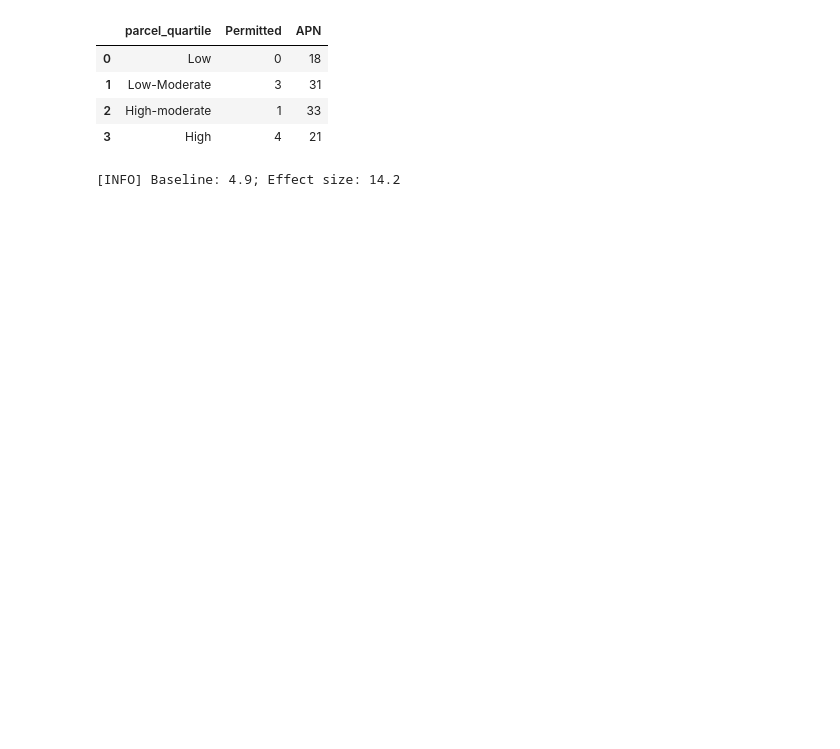
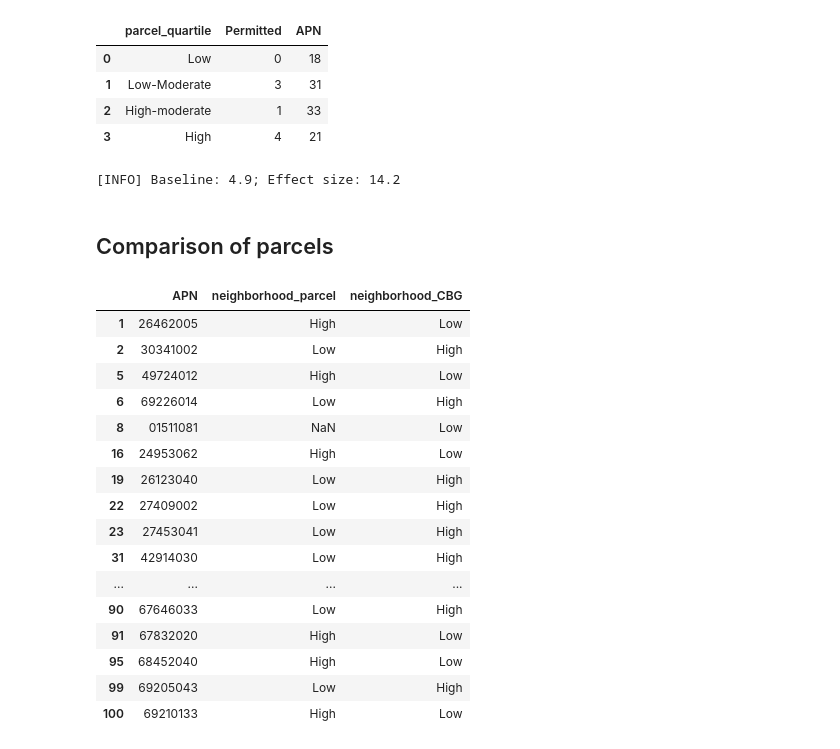
Before and after one commit to reglab/rgb-footprint-extract, a Jupyter notebook: naip_process/Pop-Estimates-Batch1Analysis.ipynb, the cells around one changed output. Cells and saved outputs as stored; diff of their text form; code cells hidden in the pictures; blank space fills up the shorter version.

```diff
--- a/naip_process/Pop-Estimates-Batch1Analysis.ipynb
+++ b/naip_process/Pop-Estimates-Batch1Analysis.ipynb
@@ -272,0 +282,47 @@ print('[INFO] Baseline: {}; Effect size: {}'.format(round(baseline, 1), round(ef
+# %% [markdown]
+## Comparison of parcels
+# %%
+# We drop duplicate parcels as they have the same quartile anyway
+visual_parcels = parcel_inc_dict['historic'].copy()
+visual_parcels.drop_duplicates(subset=['APN'], inplace=True)
+
+neighborhood_names = {'Low': 'Low', 'Low-Moderate': 'Low', 'High-moderate': 'Low', 'High': 'High'}
+
+visual_parcels['neighborhood_parcel'] = visual_parcels['parcel_quartile'].apply(
+    lambda quart: neighborhood_names[quart])
+
+visual_parcels['neighborhood_CBG'] = visual_parcels['quartile'].apply(
+    lambda quart: neighborhood_names[quart])
+
+#visual_parcels = visual_parcels[['APN', 'parcel_quartile']]
+#visual_parcels.rename(columns={'parcel_quartile': 'parcel_quartile_historic'}, inplace=True)
+
+#visual_parcels_latest = parcel_inc_dict['latest'][['APN', 'parcel_quartile']].copy()
+#visual_parcels_latest.drop_duplicates(subset=['APN'], inplace=True)
+
+
+#visual_parcels = pd.merge(
+#    visual_parcels, visual_parcels_latest, validate='one_to_one')
+#visual_parcels.rename(columns={'parcel_quartile': 'parcel_quartile_latest'}, inplace=True)
+# %%
+x = visual_parcels.loc[visual_parcels['neighborhood_parcel'] != visual_parcels['neighborhood_CBG']]
+# %%
+x[['APN', 'neighborhood_parcel', 'neighborhood_CBG']]
+# %% [output]
+|  | APN | neighborhood_parcel | neighborhood_CBG |
+| 1 | 26462005 | High | Low |
+| 2 | 30341002 | Low | High |
+| 5 | 49724012 | High | Low |
+| 6 | 69226014 | Low | High |
+| 8 | 01511081 | NaN | Low |
+| 16 | 24953062 | High | Low |
+| 19 | 26123040 | Low | High |
+| 22 | 27409002 | Low | High |
+| 23 | 27453041 | Low | High |
+| 31 | 42914030 | Low | High |
+| ... | ... | ... | ... |
+| 90 | 67646033 | Low | High |
+| 91 | 67832020 | High | Low |
+| 95 | 68452040 | High | Low |
+| 99 | 69205043 | Low | High |
+| 100 | 69210133 | High | Low |
```
Also changed, not shown: parts of 9 cells of this notebook, 2 other files.
